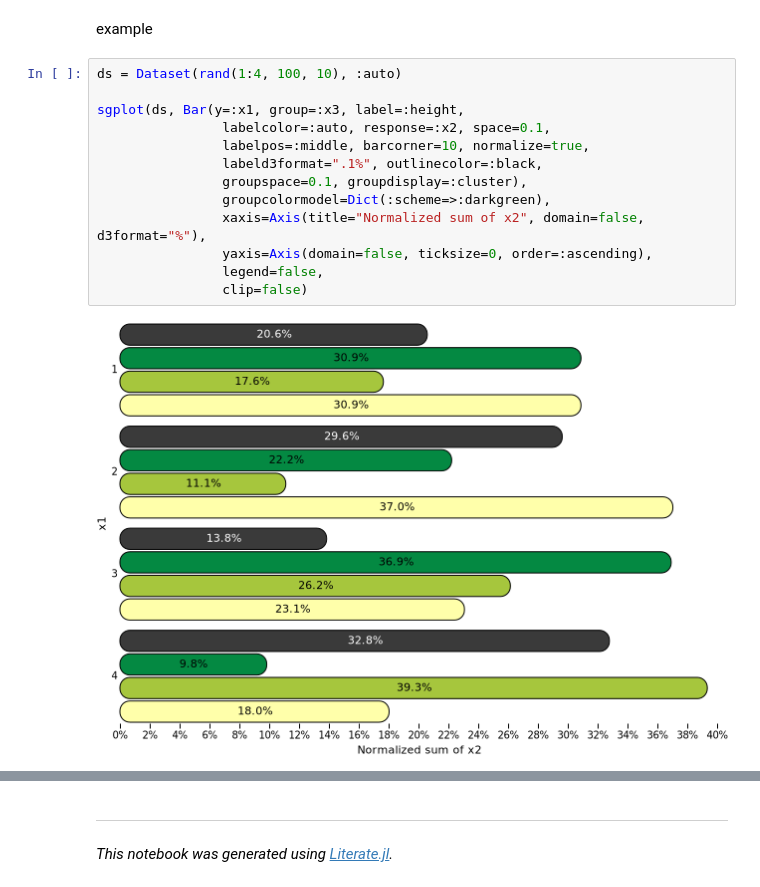
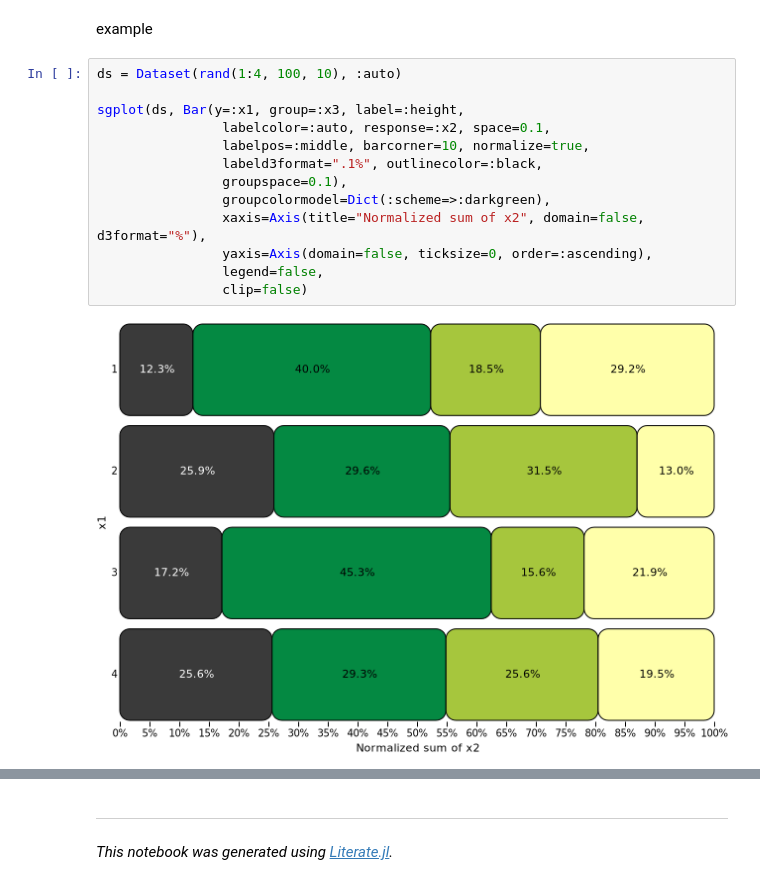
Before and after one commit to sl-solution/StatisticalGraphics.jl, a Jupyter notebook: dev/Plots/Bar/bar4.ipynb, the cells around one changed output, grey strips where cells are left out. Drawn from its saved outputs; the diff is of its cells as text.

```diff
--- a/dev/Plots/Bar/bar4.ipynb
+++ b/dev/Plots/Bar/bar4.ipynb
@@ -80,15 +80,15 @@ example
 # %%
 ds = Dataset(rand(1:4, 100, 10), :auto)
 
 sgplot(ds, Bar(y=:x1, group=:x3, label=:height,
                 labelcolor=:auto, response=:x2, space=0.1,
                 labelpos=:middle, barcorner=10, normalize=true,
                 labeld3format=".1%", outlinecolor=:black,
-                groupspace=0.1, groupdisplay=:cluster),
+                groupspace=0.1),
                 groupcolormodel=Dict(:scheme=>:darkgreen),
                 xaxis=Axis(title="Normalized sum of x2", domain=false, d3format="%"),
                 yaxis=Axis(domain=false, ticksize=0, order=:ascending),
                 legend=false,
                 clip=false)
 # %% [output]
-[figure, old version]
+[figure, new version]
```
Also changed, not shown: parts of 4 cells of this notebook, 38 other files.
